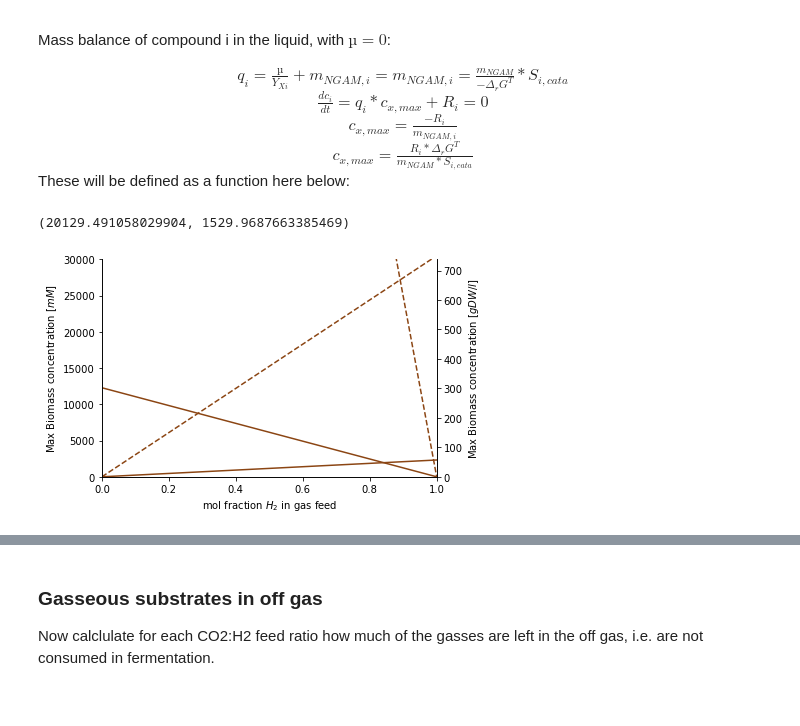
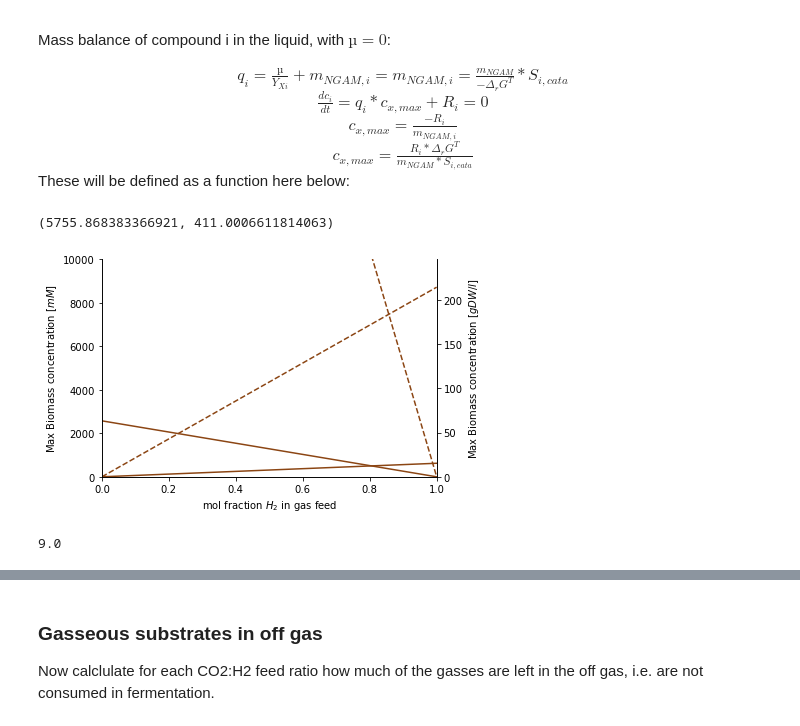
Before and after one commit to biosustain/CO2_fixation_models, a Jupyter notebook: Scripts/03_IdealGasComp.ipynb, the cells around one changed output, grey strips where cells are left out. Drawn from its saved outputs; the diff is of its cells as text; code cells hidden in the pictures.

```diff
--- a/Scripts/03_IdealGasComp.ipynb
+++ b/Scripts/03_IdealGasComp.ipynb
@@ -65,7 +65,7 @@ Where:
 # %%
 h_r = 30 # height of the reactor [m]
 ar = 5 # aspect ratio: height to diameter
-v_gas = 0.5 # [m/s]
+v_gas = 0.1 # [m/s]
 
 r = h_r/(ar * 2)
 h = 2/3 * h_r # initial height of broth  assuming it is 2/3 filled [m]
@@ -284,25 +284,29 @@ def c_xmax(C,T,c_G):
 
 c_xmax("H2",T1,c_G("H2",T1,0.66)),c_xmax("H2",T2,c_G("H2",T2,0.66))
 # %% [output]
-(20129.491058029904, 1529.9687663385469)
+(5755.868383366921, 411.0006611814063)
 # %%
 plt.rcParams['axes.spines.top'] = False
 
 y = np.arange(0,1,0.0001)
 
 plt.plot(y,c_xmax("H2",T1,c_G("H2",T1,y)), color='saddlebrown', linestyle ="--")
 plt.plot(y,c_xmax("H2",T2,c_G("H2",T2,y)), color='saddlebrown', linestyle ="-")
 plt.plot(y,c_xmax("CO2",T1,c_G("CO2",T1,1-y)), color='saddlebrown', linestyle ="--")
 plt.plot(y,c_xmax("CO2",T2,c_G("CO2",T2,1-y)), color='saddlebrown', linestyle ="-")
 
 plt.xlabel(r'mol fraction $H_2$ in gas feed')
 plt.ylabel(r'Max Biomass concentration [$mM$]')
-plt.axis([0, 1, 0, 30000])
+plt.axis([0, 1, 0, 10000])
 
 ax2 = plt.twinx()
 ax2.set_ylabel(r'Max Biomass concentration [$gDW/l$]')
-plt.axis([0, 1, 0, 30000*24.6/1000])
+plt.axis([0, 1, 0, 10000*24.6/1000])
 
 plt.show()
 # %% [output]
-[figure, old version]
+[figure, new version]
+# %%
+2.5*3600/1000
+# %% [output]
+9.0
```
Also changed, not shown: parts of 8 cells of this notebook, 9 other files.
